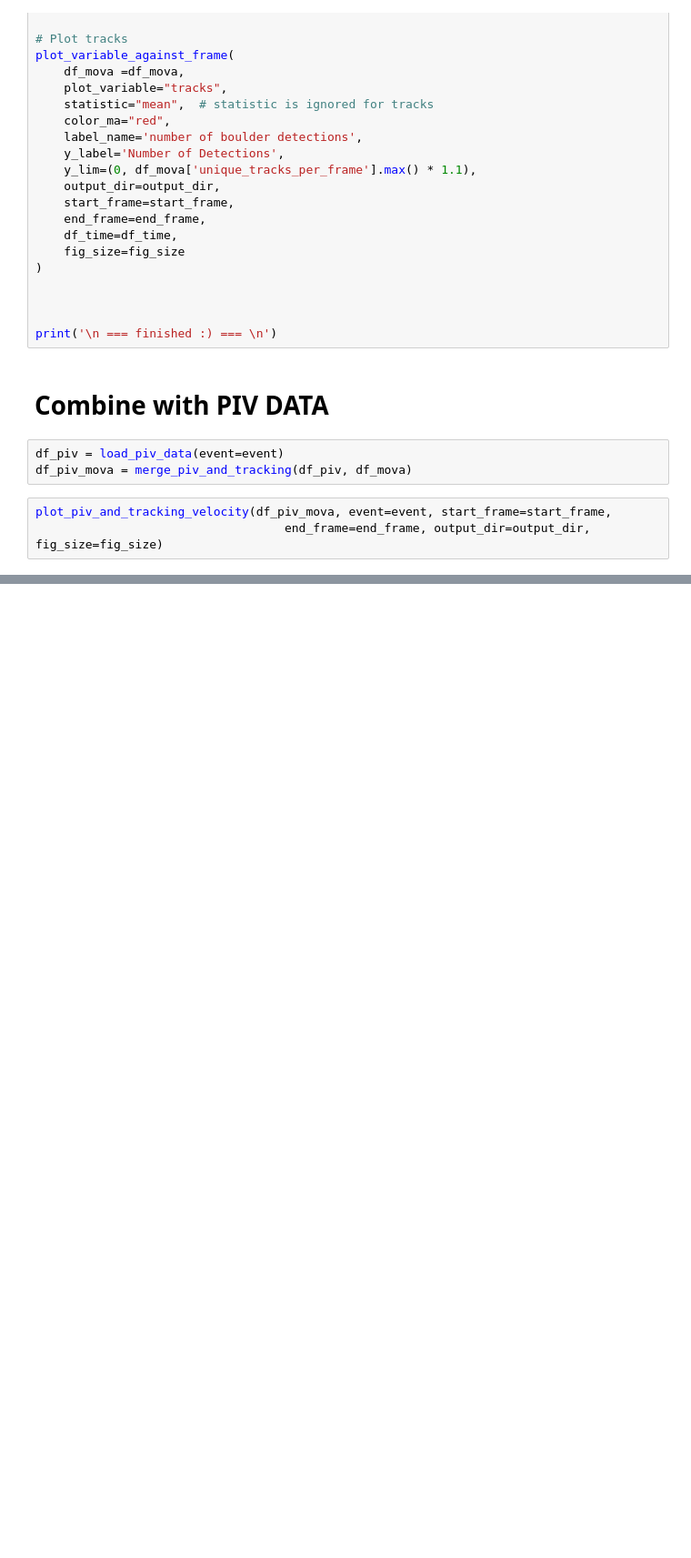
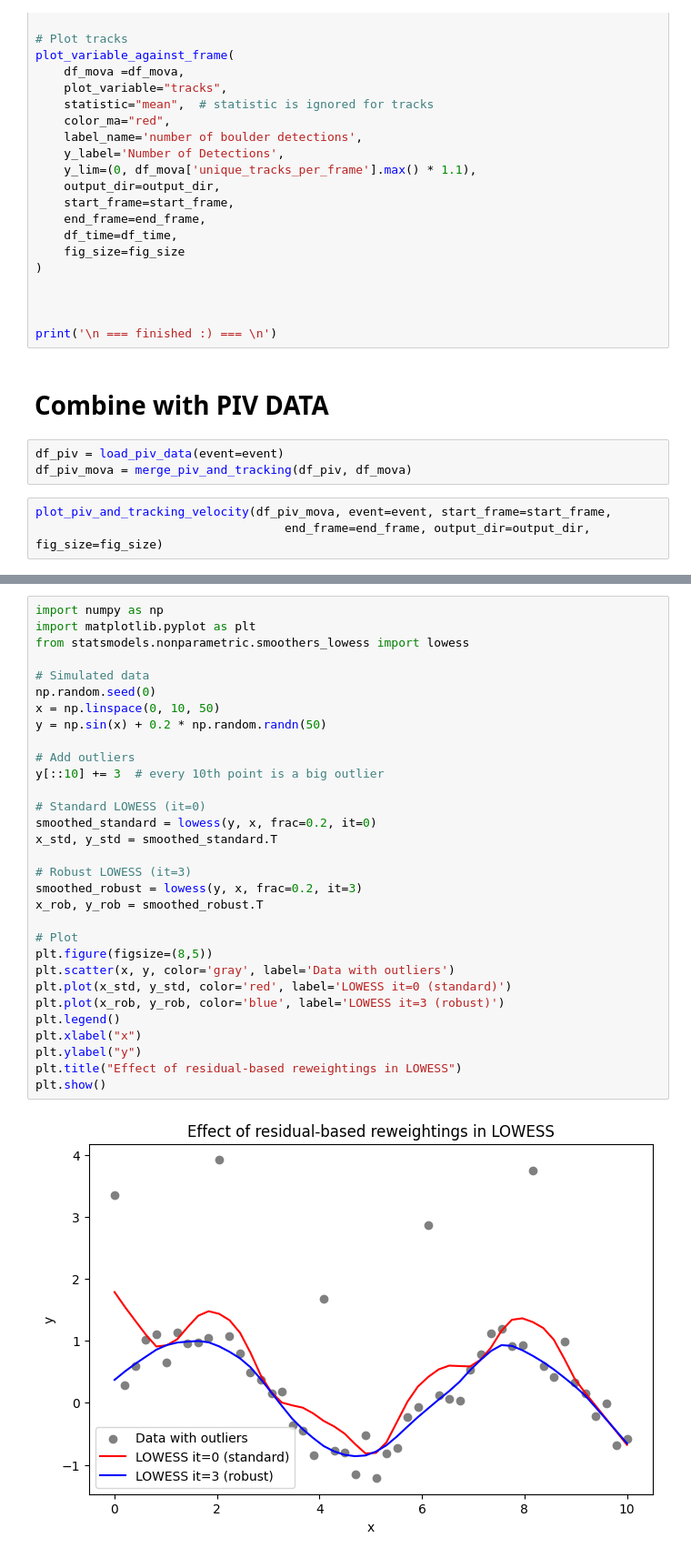
Before and after one commit to rreymi/OEB_DebrisFlows, a Jupyter notebook: DataVisualization_OEB_main.ipynb, the cells around one changed output, grey strips where cells are left out. Shown at 91% size. Drawn from its saved outputs; the diff is of its cells as text; blank space fills up the shorter version.

```diff
--- a/DataVisualization_OEB_main.ipynb
+++ b/DataVisualization_OEB_main.ipynb
@@ -803,0 +892,33 @@ plot_piv_and_tracking_velocity(df_piv_mova, event=event, start_frame=start_frame
+# %%
+import numpy as np
+import matplotlib.pyplot as plt
+from statsmodels.nonparametric.smoothers_lowess import lowess
+
+# Simulated data
+np.random.seed(0)
+x = np.linspace(0, 10, 50)
+y = np.sin(x) + 0.2 * np.random.randn(50)
+
+# Add outliers
+y[::10] += 3  # every 10th point is a big outlier
+
+# Standard LOWESS (it=0)
+smoothed_standard = lowess(y, x, frac=0.2, it=0)
+x_std, y_std = smoothed_standard.T
+
+# Robust LOWESS (it=3)
+smoothed_robust = lowess(y, x, frac=0.2, it=3)
+x_rob, y_rob = smoothed_robust.T
+
+# Plot
+plt.figure(figsize=(8,5))
+plt.scatter(x, y, color='gray', label='Data with outliers')
+plt.plot(x_std, y_std, color='red', label='LOWESS it=0 (standard)')
+plt.plot(x_rob, y_rob, color='blue', label='LOWESS it=3 (robust)')
+plt.legend()
+plt.xlabel("x")
+plt.ylabel("y")
+plt.title("Effect of residual-based reweightings in LOWESS")
+plt.show()
+# %% [output]
+[figure, added]
```
Also changed, not shown: parts of 8 cells of this notebook, 5 other files.
